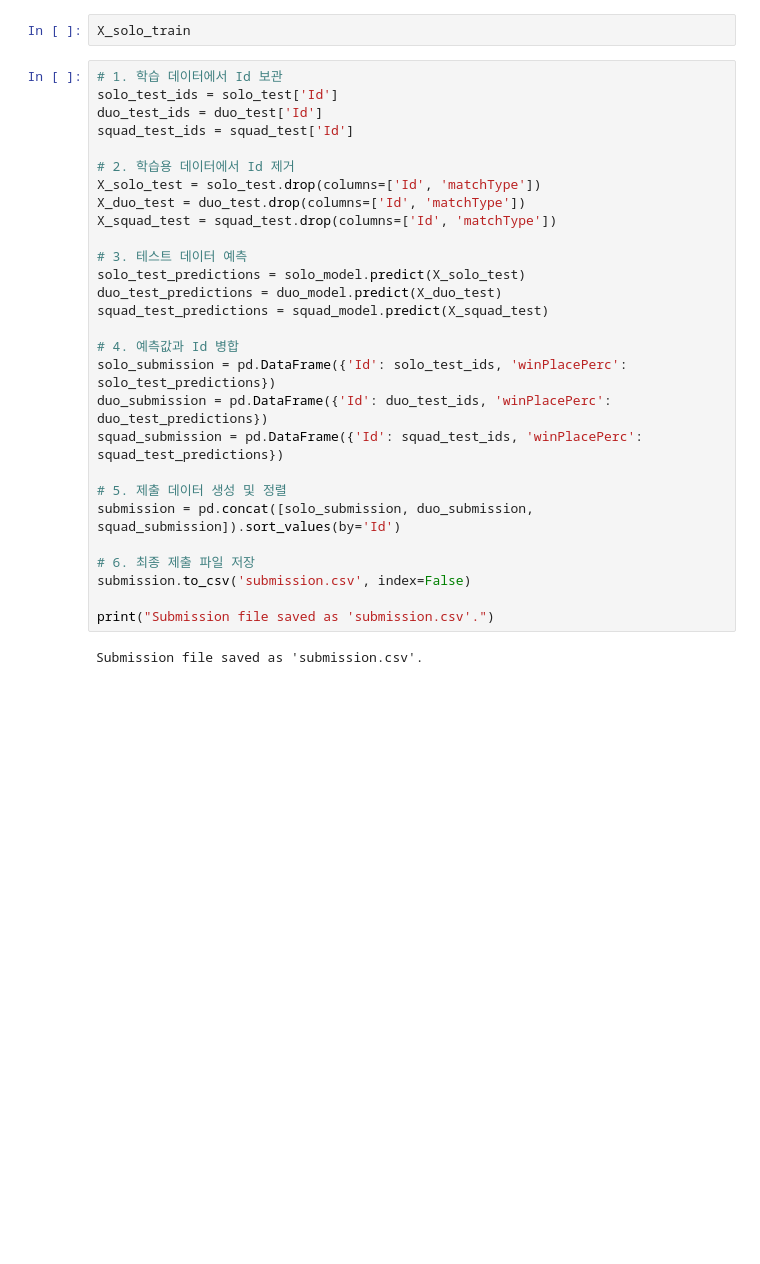
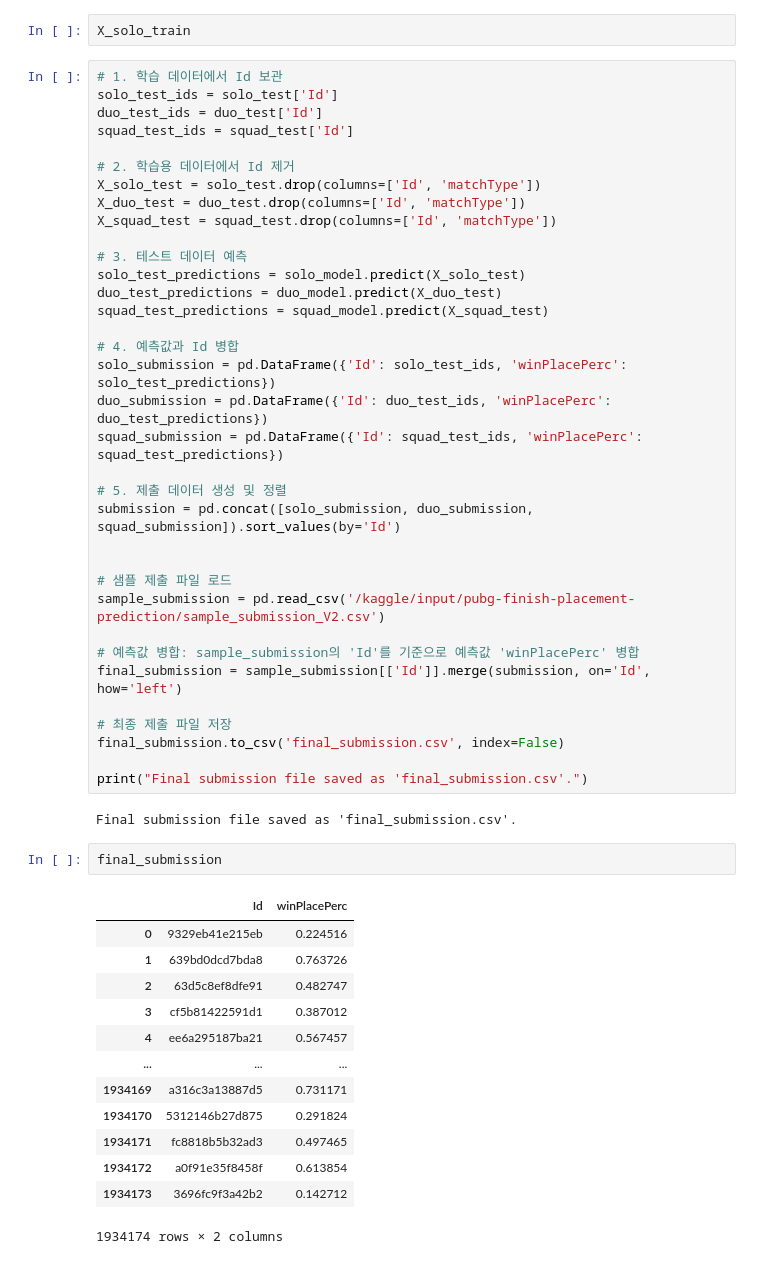
Before and after one commit to p-garden/data-solution, a Jupyter notebook: BATTLRGROUND/notebooke3a40bfc51.ipynb, the cells around one changed output. Cells and saved outputs as stored; diff of their text form; blank space fills up the shorter version.

Commit message:
Kaggle Notebook | Battleground_rank_pred | 제출 파일 수정

```diff
--- a/BATTLRGROUND/notebooke3a40bfc51.ipynb
+++ b/BATTLRGROUND/notebooke3a40bfc51.ipynb
@@ -795,9 +795,32 @@ squad_submission = pd.DataFrame({'Id': squad_test_ids, 'winPlacePerc': squad_tes
 # 5. 제출 데이터 생성 및 정렬
 submission = pd.concat([solo_submission, duo_submission, squad_submission]).sort_values(by='Id')
 
-# 6. 최종 제출 파일 저장
-submission.to_csv('submission.csv', index=False)
 
-print("Submission file saved as 'submission.csv'.")
+# 샘플 제출 파일 로드
+sample_submission = pd.read_csv('/kaggle/input/pubg-finish-placement-prediction/sample_submission_V2.csv')
+
+# 예측값 병합: sample_submission의 'Id'를 기준으로 예측값 'winPlacePerc' 병합
+final_submission = sample_submission[['Id']].merge(submission, on='Id', how='left')
+
+# 최종 제출 파일 저장
+final_submission.to_csv('final_submission.csv', index=False)
+
+print("Final submission file saved as 'final_submission.csv'.")
 # %% [output]
-Submission file saved as 'submission.csv'.
+Final submission file saved as 'final_submission.csv'.
+# %%
+final_submission
+# %% [output]
+|  | Id | winPlacePerc |
+| 0 | 9329eb41e215eb | 0.224516 |
+| 1 | 639bd0dcd7bda8 | 0.763726 |
+| 2 | 63d5c8ef8dfe91 | 0.482747 |
+| 3 | cf5b81422591d1 | 0.387012 |
+| 4 | ee6a295187ba21 | 0.567457 |
+| ... | ... | ... |
+| 1934169 | a316c3a13887d5 | 0.731171 |
+| 1934170 | 5312146b27d875 | 0.291824 |
+| 1934171 | fc8818b5b32ad3 | 0.497465 |
+| 1934172 | a0f91e35f8458f | 0.613854 |
+| 1934173 | 3696fc9f3a42b2 | 0.142712 |
+1934174 rows × 2 columns
```
